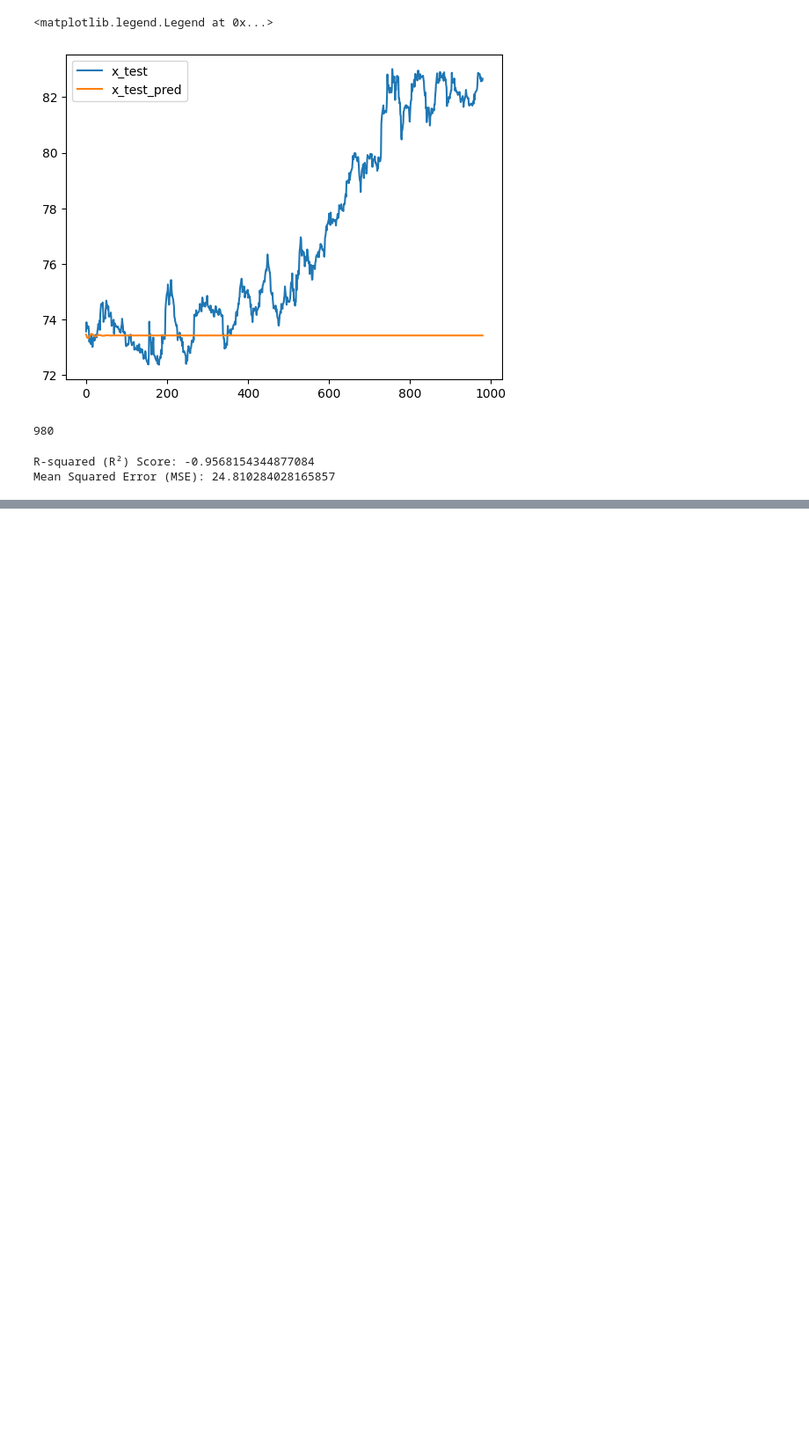
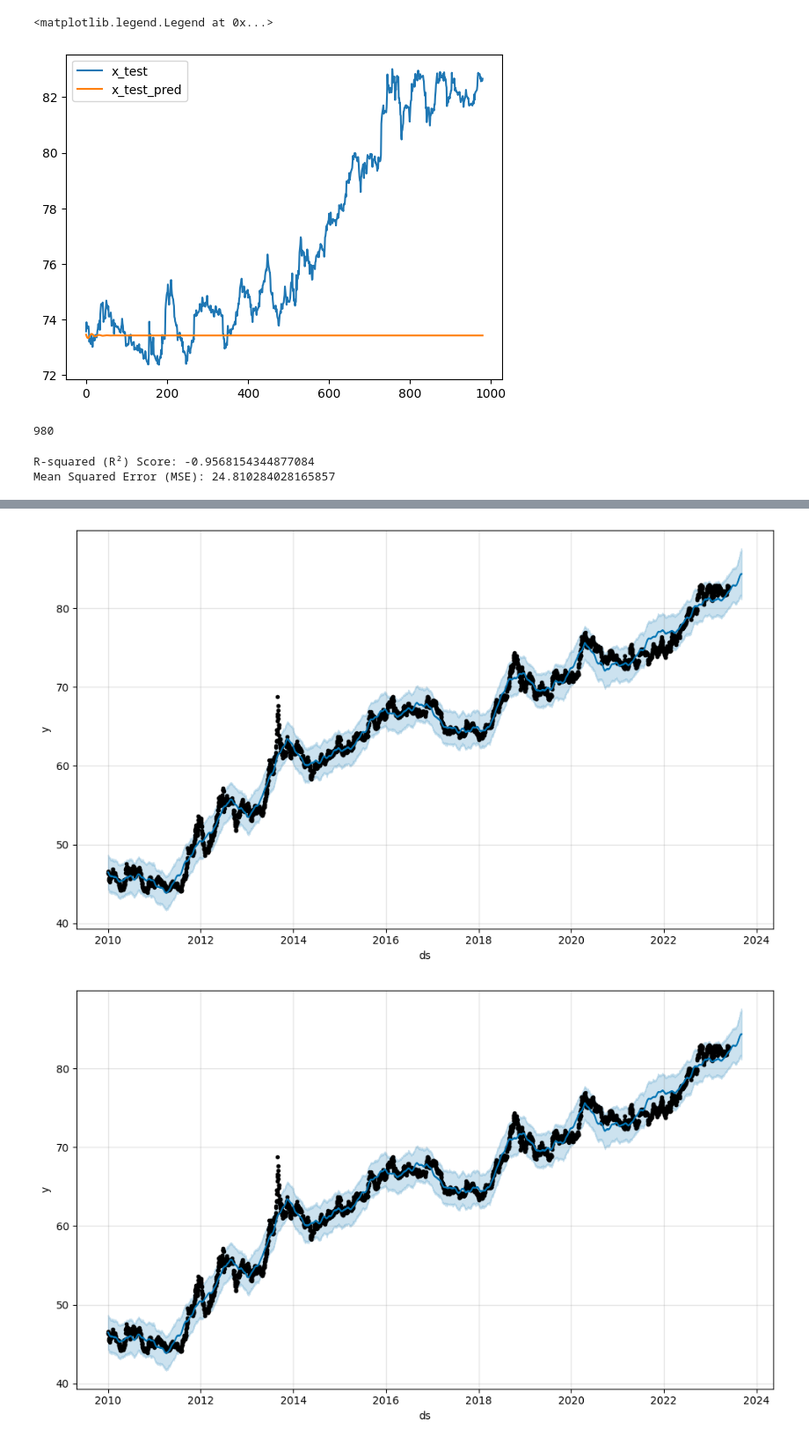
Before and after one commit to Samarjeet-singh-chhabra/USD_INR_DeepLearning_Forecast, a Jupyter notebook: USD_INR_LSTM_Forecast.ipynb, the cells around one changed output, grey strips where cells are left out. Shown at 88% size. Cells and saved outputs as stored; diff of their text form; code cells hidden in the pictures; blank space fills up the shorter version.

```diff
--- a/USD_INR_LSTM_Forecast.ipynb
+++ b/USD_INR_LSTM_Forecast.ipynb
@@ -1075,0 +1136,14 @@ Mean Squared Error (MSE): 24.810284028165857
+# %%
+# Data Preparation
+
+# Create a new column 'ds' with the values from the index (date)
+inr_df['ds'] = inr_df.index
+
+# Reset the index to the default numerical index
+inr_df.reset_index(drop=True, inplace=True)
+
+# Making Price column as 'y'
+inr_df.rename(columns={'Price': 'y'}, inplace=True)
+
+# Print the DataFrame to verify the changes
+print(inr_df)
@@ -1075,0 +1262,3 @@ Mean Squared Error (MSE): 24.810284028165857
+# %%
+m = Prophet(interval_width=0.95, daily_seasonality=True)
+model = m.fit(inr_df)
@@ -1075,0 +1277,9 @@ Mean Squared Error (MSE): 24.810284028165857
+# %%
+# Generate future dates for forecasting
+future = m.make_future_dataframe(periods=1500,freq='D')
+
+# Use the fitted model to make predictions for the future dates
+forecastP = m.predict(future)
+
+# Display the first few rows of the forecasted data
+print(forecastP.head())
@@ -1075,0 +1304,6 @@ Mean Squared Error (MSE): 24.810284028165857
+# %%
+# Plot the forecasted data
+m.plot(forecastP)
+# %% [output]
+[figure, added]
+[figure, added]
```
Also changed, not shown: parts of 30 cells of this notebook.
